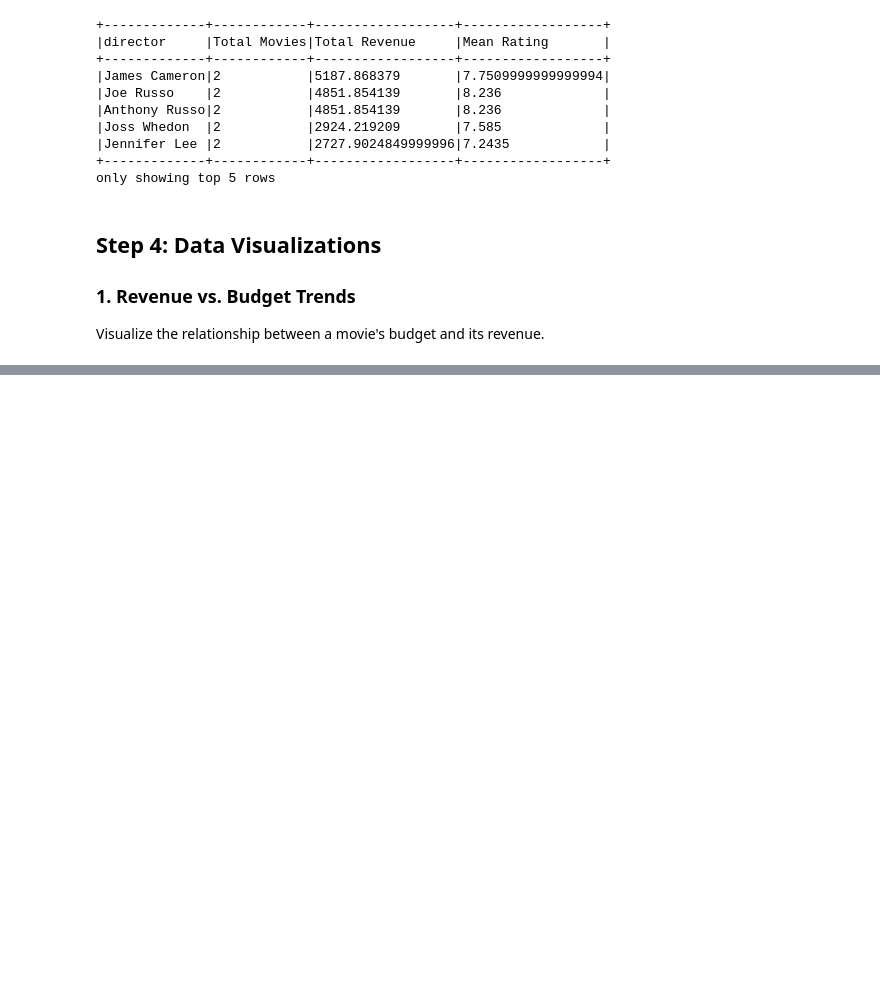
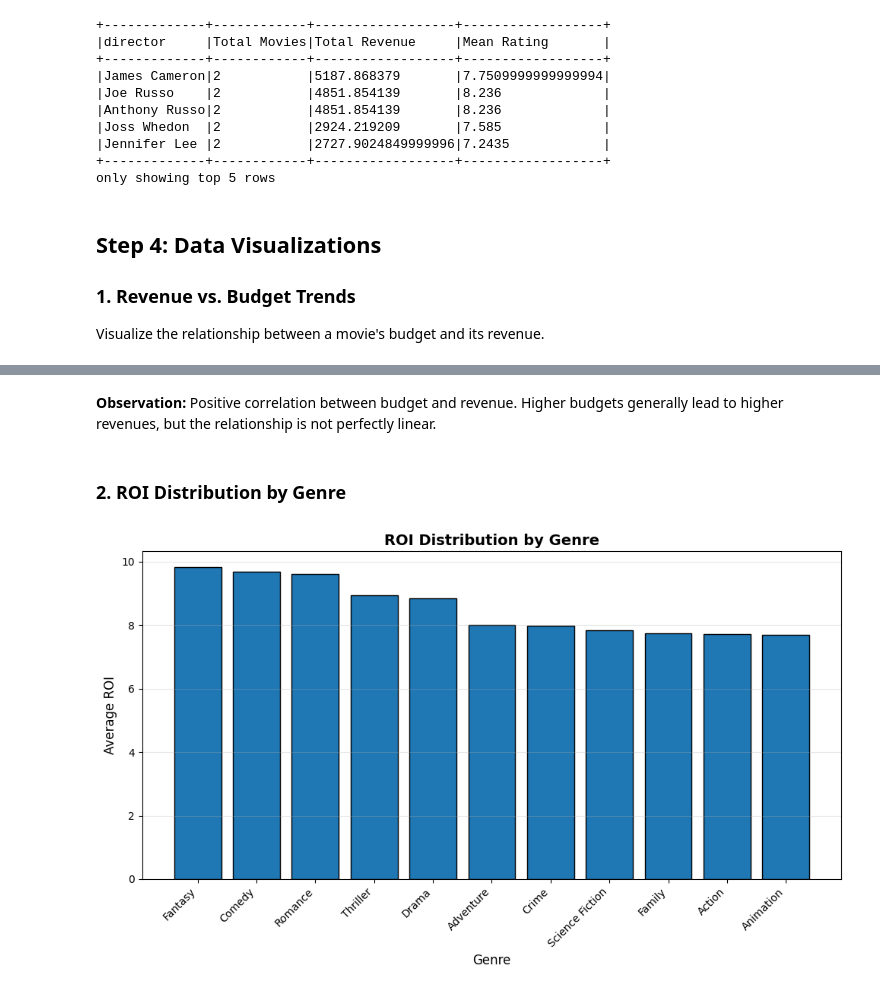
Before and after one commit to manaf-dev/spark-tmdb-movie-data-analysis, a Jupyter notebook: tmdb-analysis.ipynb, the cells around one changed output, grey strips where cells are left out. Drawn from its saved outputs; the diff is of its cells as text; code cells hidden in the pictures; blank space fills up the shorter version.

Commit message:
feat: add visualizations to the movies data anaylysis

```diff
--- a/tmdb-analysis.ipynb
+++ b/tmdb-analysis.ipynb
@@ -363,0 +363,9 @@ plot_revenue_vs_budget(movies_df)
+# %% [markdown]
+**Observation:**
+Positive correlation between budget and revenue. Higher budgets generally lead to higher revenues, but the relationship is not perfectly linear.
+# %% [markdown]
+### 2. ROI Distribution by Genre
+# %%
+plot_roi_by_genre(movies_df)
+# %% [output]
+[figure, added]
```
Also changed, not shown: parts of 41 cells of this notebook, 1 other file.
